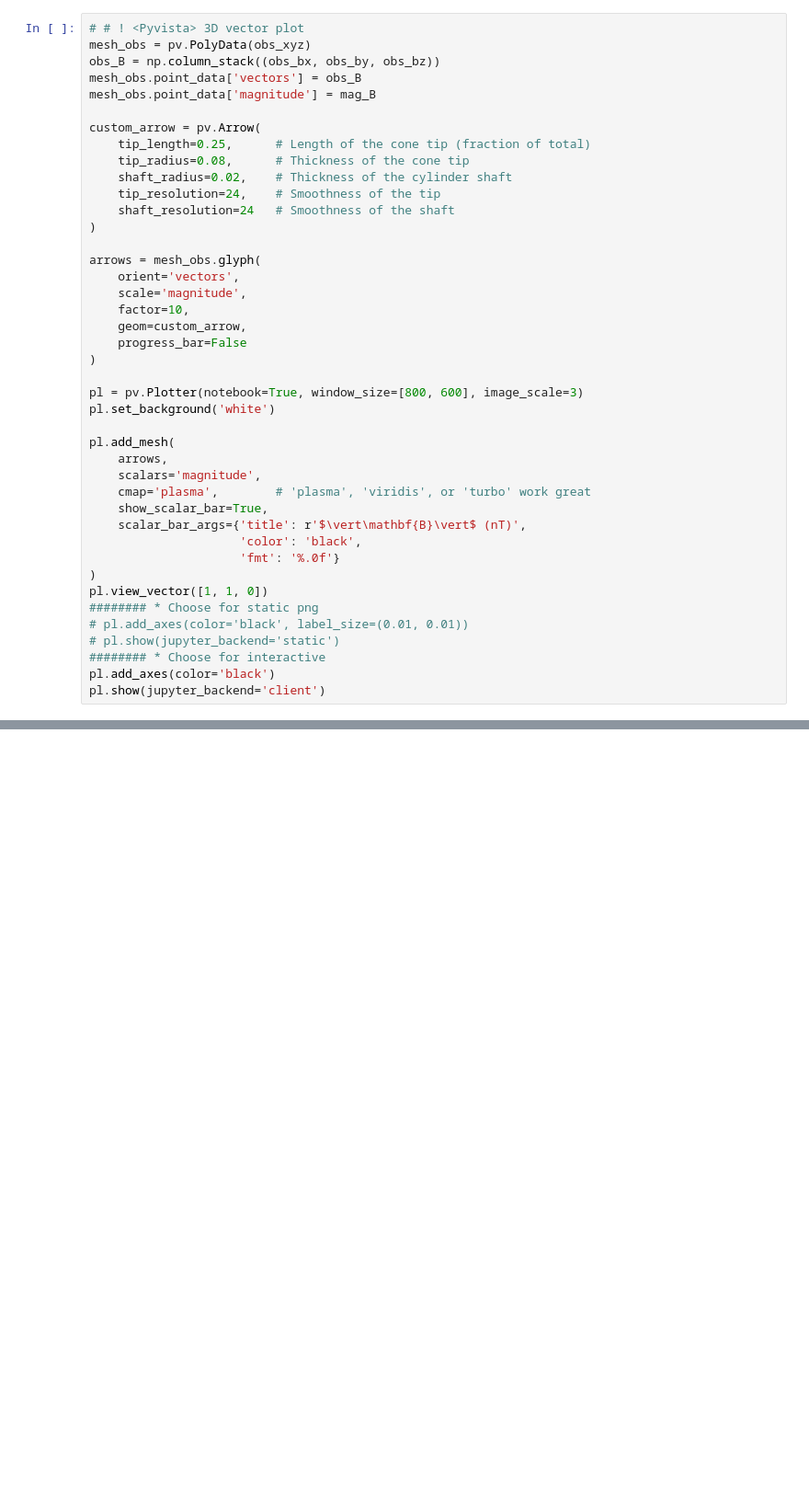
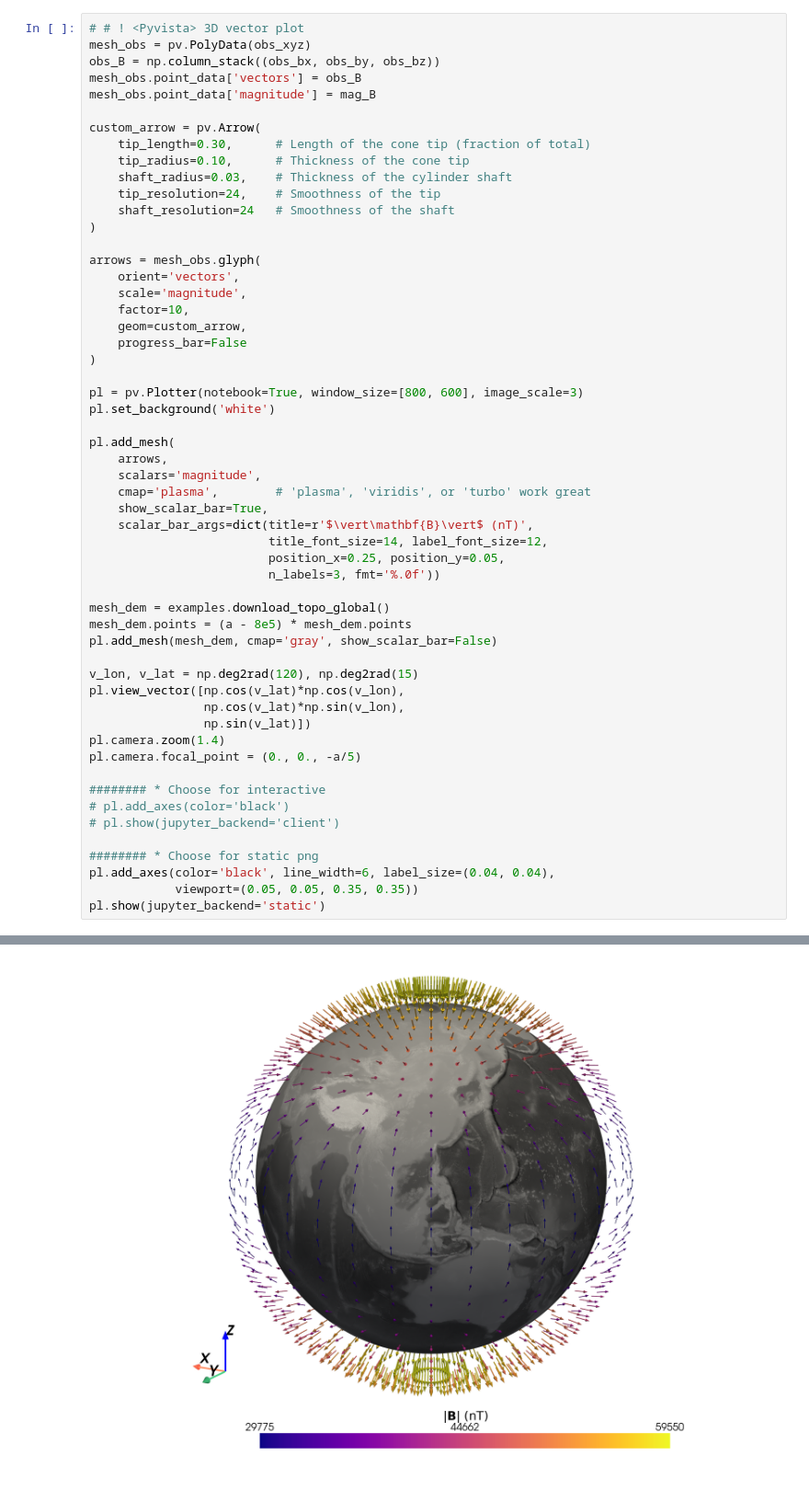
Before and after one commit to LeyuanWu/Intro_Geophy, a Jupyter notebook: Dipole/dipole_sph.ipynb, the cells around one changed output, grey strips where cells are left out. Shown at 92% size. Drawn from its saved outputs; the diff is of its cells as text; blank space fills up the shorter version.

```diff
--- a/Dipole/dipole_sph.ipynb
+++ b/Dipole/dipole_sph.ipynb
@@ -61,9 +62,9 @@ mesh_obs.point_data['vectors'] = obs_B
 mesh_obs.point_data['magnitude'] = mag_B
 
 custom_arrow = pv.Arrow(
-    tip_length=0.25,      # Length of the cone tip (fraction of total)
-    tip_radius=0.08,      # Thickness of the cone tip
-    shaft_radius=0.02,    # Thickness of the cylinder shaft
+    tip_length=0.30,      # Length of the cone tip (fraction of total)
+    tip_radius=0.10,      # Thickness of the cone tip
+    shaft_radius=0.03,    # Thickness of the cylinder shaft
     tip_resolution=24,    # Smoothness of the tip
     shaft_resolution=24   # Smoothness of the shaft
 )
@@ -84,15 +85,28 @@ pl.add_mesh(
     scalars='magnitude',
     cmap='plasma',        # 'plasma', 'viridis', or 'turbo' work great
     show_scalar_bar=True,
-    scalar_bar_args={'title': r'$\vert\mathbf{B}\vert$ (nT)',
-                     'color': 'black',
-                     'fmt': '%.0f'}
-)
-pl.view_vector([1, 1, 0])
+    scalar_bar_args=dict(title=r'$\vert\mathbf{B}\vert$ (nT)',
+                         title_font_size=14, label_font_size=12,
+                         position_x=0.25, position_y=0.05,
+                         n_labels=3, fmt='%.0f'))
+
+mesh_dem = examples.download_topo_global()
+mesh_dem.points = (a - 8e5) * mesh_dem.points
+pl.add_mesh(mesh_dem, cmap='gray', show_scalar_bar=False)
+
+v_lon, v_lat = np.deg2rad(120), np.deg2rad(15)
+pl.view_vector([np.cos(v_lat)*np.cos(v_lon),
+                np.cos(v_lat)*np.sin(v_lon),
+                np.sin(v_lat)])
+pl.camera.zoom(1.4)
+pl.camera.focal_point = (0., 0., -a/5)
+
+######## * Choose for interactive
+# pl.add_axes(color='black')
+# pl.show(jupyter_backend='client')
+
 ######## * Choose for static png
-# pl.add_axes(color='black', label_size=(0.01, 0.01))
-# pl.show(jupyter_backend='static')
-######## * Choose for interactive
-pl.add_axes(color='black')
-pl.show(jupyter_backend='client')
+pl.add_axes(color='black', line_width=6, label_size=(0.04, 0.04),
+            viewport=(0.05, 0.05, 0.35, 0.35))
+pl.show(jupyter_backend='static')
 # %% [output]
@@ -99,0 +113 @@ Widget(value='<iframe src="http://localhost:46553/index.html?ui=P_0x75714a080c90
+[figure, added]
```
Also changed, not shown: parts of 3 cells of this notebook.
